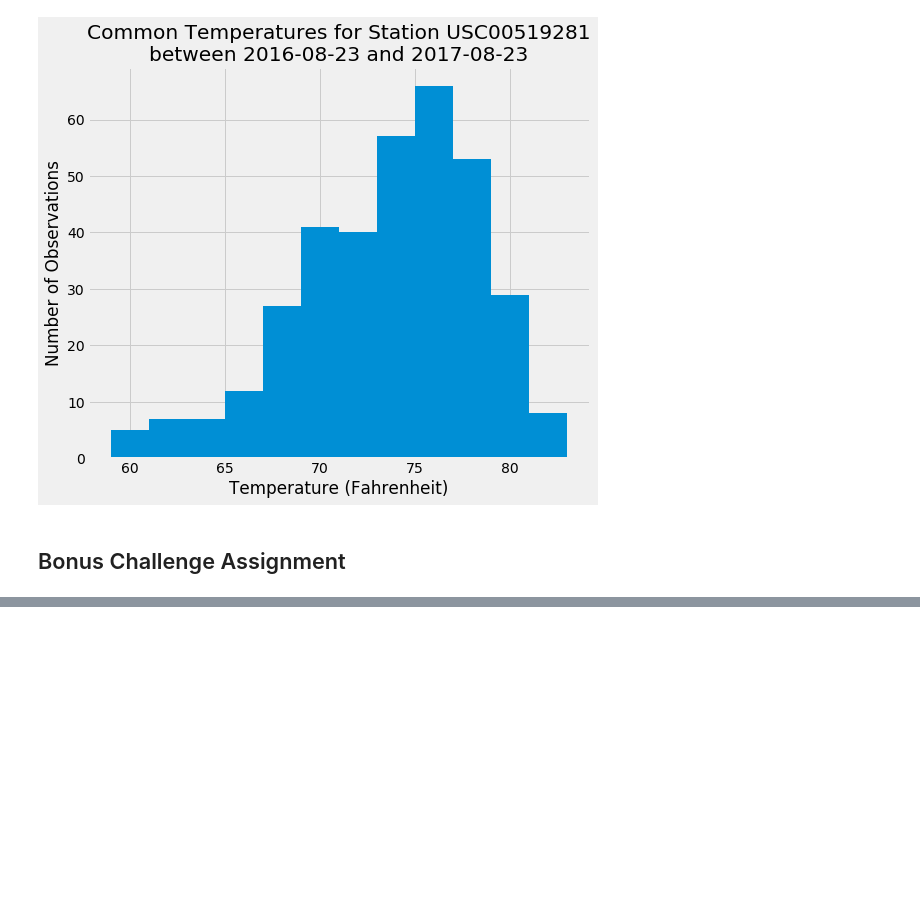
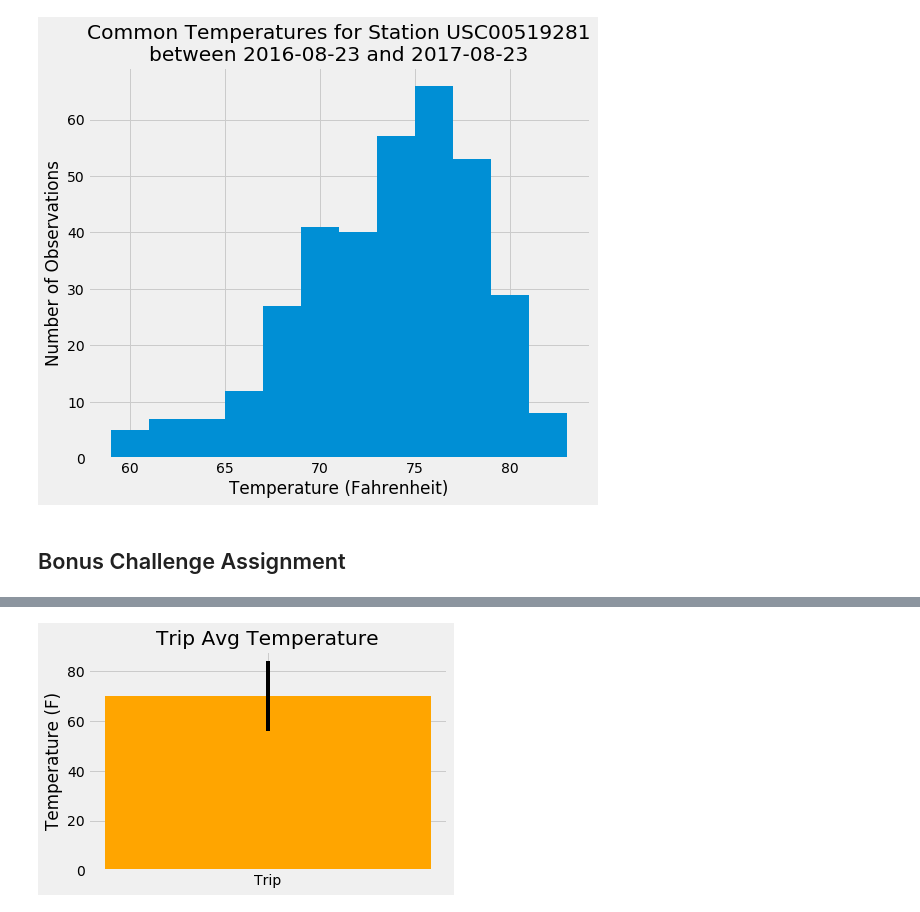
Before and after one commit to improvbutterfly/sqlalchemy-challenge, a Jupyter notebook: climate.ipynb, the cells around one changed output, grey strips where cells are left out. Cells and saved outputs as stored; diff of their text form; code cells hidden in the pictures; blank space fills up the shorter version.

Commit message:
Added bonus bar chart for trip

```diff
--- a/climate.ipynb
+++ b/climate.ipynb
@@ -252,0 +252,21 @@ print(calc_temps('2012-02-28', '2012-03-05'))
+# %%
+# Use your previous function `calc_temps` to calculate the tmin, tavg, and tmax
+# for your trip using the previous year's data for those same dates.
+last_valid_search_date = dt.date.fromisoformat(last_date) + dt.timedelta(days=365)
+
+
+print(f"We will check what the weather was like for your travel dates the year before. \n\
+Dates must be in the format YYYY-MM-DD, and the last date of your vacation must not be after {last_valid_search_date}")
+start_date = input("What is the date of the beginning of your trip? ")
+end_date = input("What is the date of the end of your trip? ")
+
+year_before_start = dt.date.fromisoformat(start_date) - dt.timedelta(days=365)
+year_before_end = dt.date.fromisoformat(end_date) - dt.timedelta(days=365)
+
+results = calc_temps(year_before_start, year_before_end)
+for min_temp, avg_temp, max_temp in results:
+    print("\n")
+    print(f"Between {year_before_start} and {year_before_end}, temperature was:")
+    print(f"Minimum: {min_temp}F")
+    print(f"Average: {avg_temp}F")
+    print(f"Maximum: {max_temp}F")
@@ -253,8 +284,18 @@ print(calc_temps('2012-02-28', '2012-03-05'))
 # %%
 # Plot the results from your previous query as a bar chart.
 # Use "Trip Avg Temp" as your Title
 # Use the average temperature for the y value
 # Use the peak-to-peak (tmax-tmin) value as the y error bar (yerr)
+x = "Trip"
+
+plt.bar(x,avg_temp,yerr=(max_temp-min_temp), color="orange")
+plt.ylabel("Temperature (F)")
+plt.title("Trip Avg Temperature")
+plt.tight_layout()
+plt.savefig("images/trip_avg_temp.png")
+plt.show()
+# %% [output]
+[figure, added]
 # %%
 # Calculate the total amount of rainfall per weather station for your trip dates using the previous year's matching dates.
 # Sort this in descending order by precipitation amount and list the station, name, latitude, longitude, and elevation
```
Also changed, not shown: parts of 3 cells of this notebook, 1 other file.
